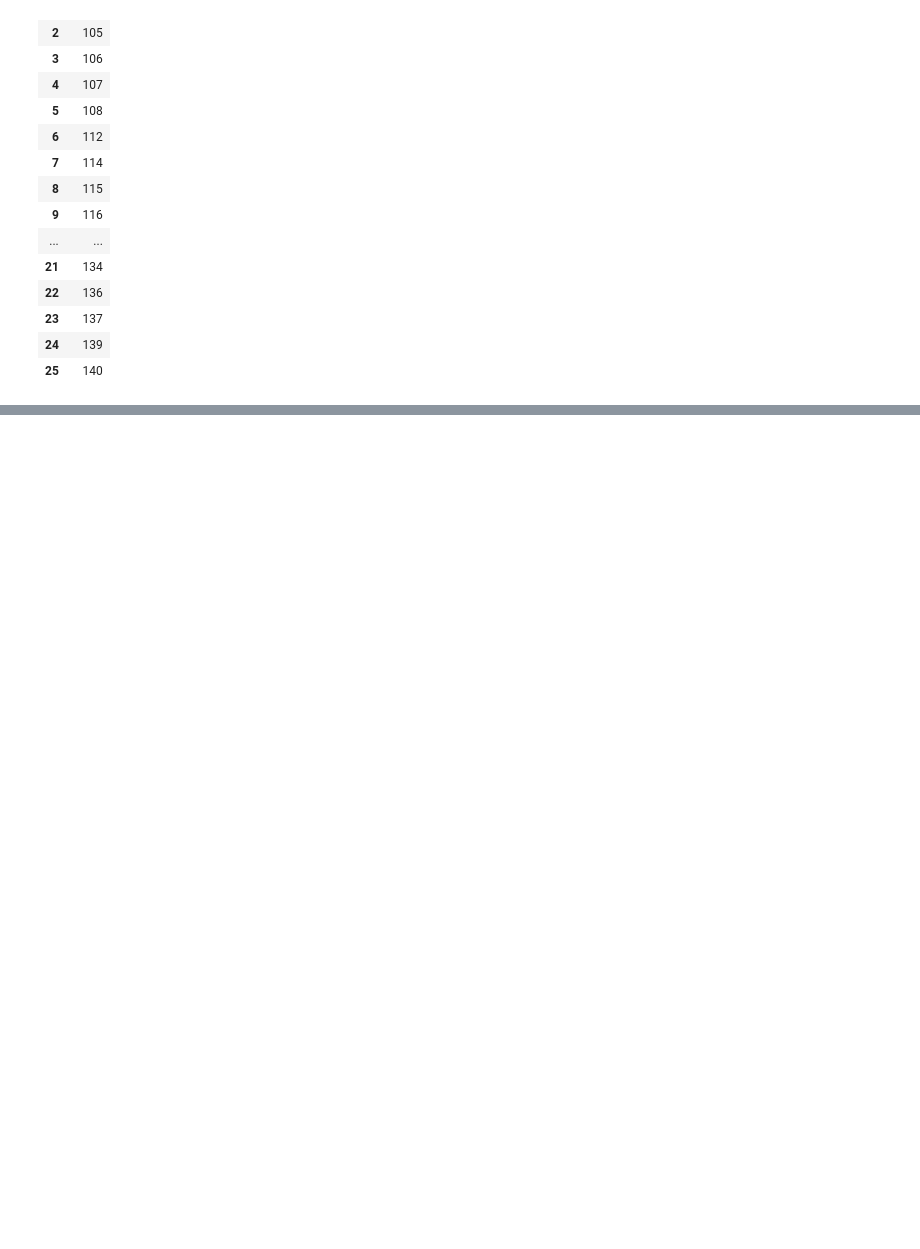
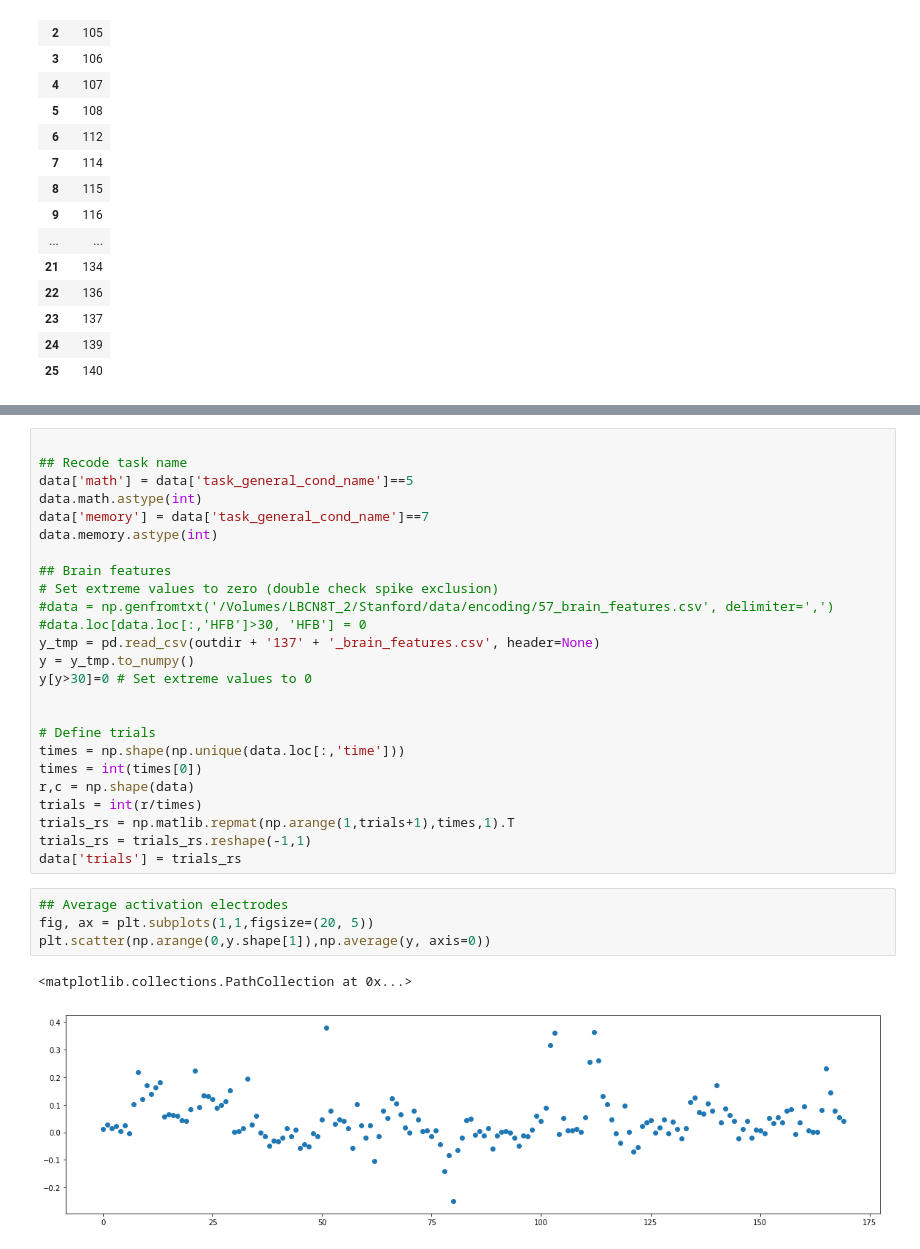
Before and after one commit to pinheirochagas/lbcn_encoding_decoding, a Jupyter notebook: notebooks/pipeline_encoding_Memoria_allsubjs.ipynb, the cells around one changed output, grey strips where cells are left out. Saved outputs shown, nothing was run; the diff lists cells and outputs as text; blank space fills up the shorter version.

```diff
--- a/notebooks/pipeline_encoding_Memoria_allsubjs.ipynb
+++ b/notebooks/pipeline_encoding_Memoria_allsubjs.ipynb
@@ -243,0 +331,32 @@ si
+# %%
+
+## Recode task name
+data['math'] = data['task_general_cond_name']==5
+data.math.astype(int)
+data['memory'] = data['task_general_cond_name']==7
+data.memory.astype(int)
+
+## Brain features
+# Set extreme values to zero (double check spike exclusion)
+#data = np.genfromtxt('/Volumes/LBCN8T_2/Stanford/data/encoding/57_brain_features.csv', delimiter=',')
+#data.loc[data.loc[:,'HFB']>30, 'HFB'] = 0
+y_tmp = pd.read_csv(outdir + '137' + '_brain_features.csv', header=None)
+y = y_tmp.to_numpy()
+y[y>30]=0 # Set extreme values to 0
+
+
+# Define trials
+times = np.shape(np.unique(data.loc[:,'time']))
+times = int(times[0])
+r,c = np.shape(data)
+trials = int(r/times)
+trials_rs = np.matlib.repmat(np.arange(1,trials+1),times,1).T
+trials_rs = trials_rs.reshape(-1,1)
+data['trials'] = trials_rs
+# %%
+## Average activation electrodes
+fig, ax = plt.subplots(1,1,figsize=(20, 5))
+plt.scatter(np.arange(0,y.shape[1]),np.average(y, axis=0))
+# %% [output]
+<matplotlib.collections.PathCollection at 0x...>
+[figure, added]
```
Also changed, not shown: parts of 26 cells of this notebook, 3 other files.
